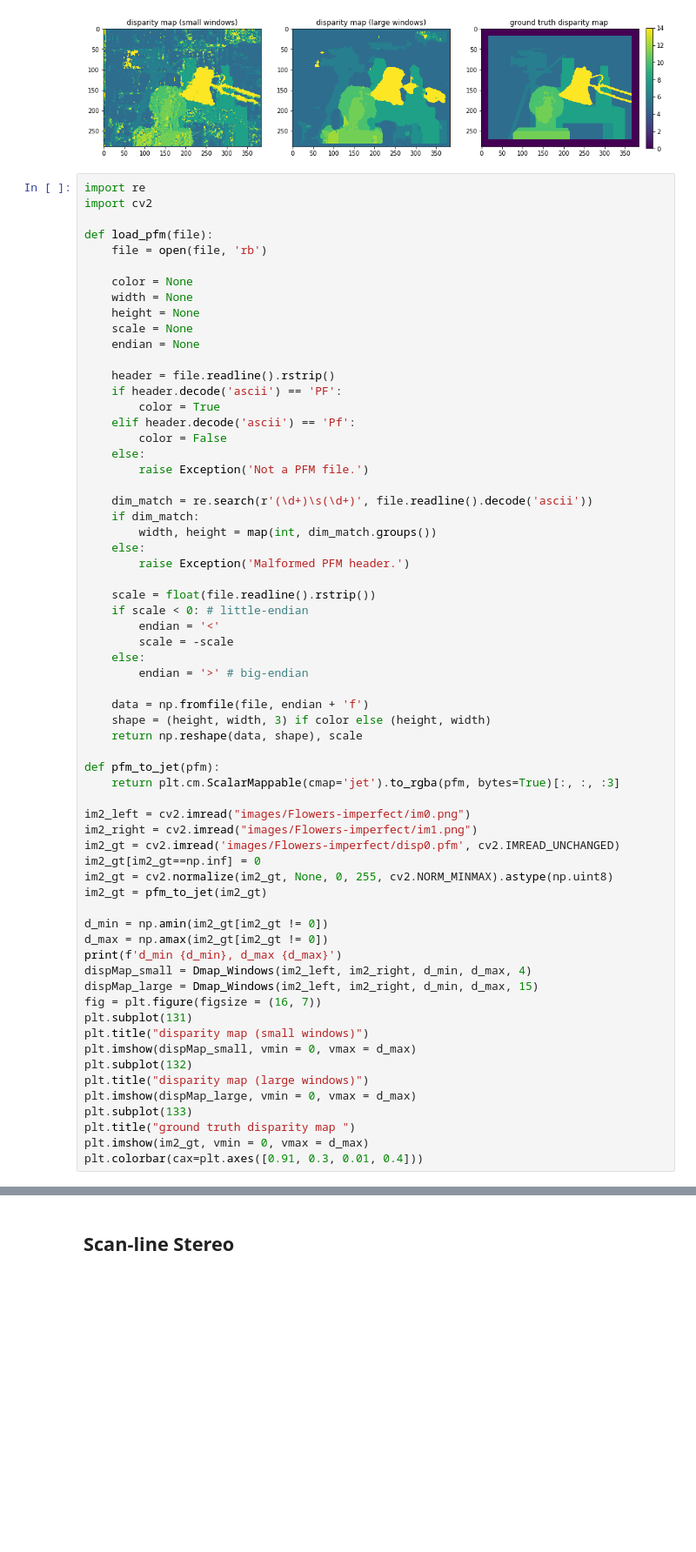
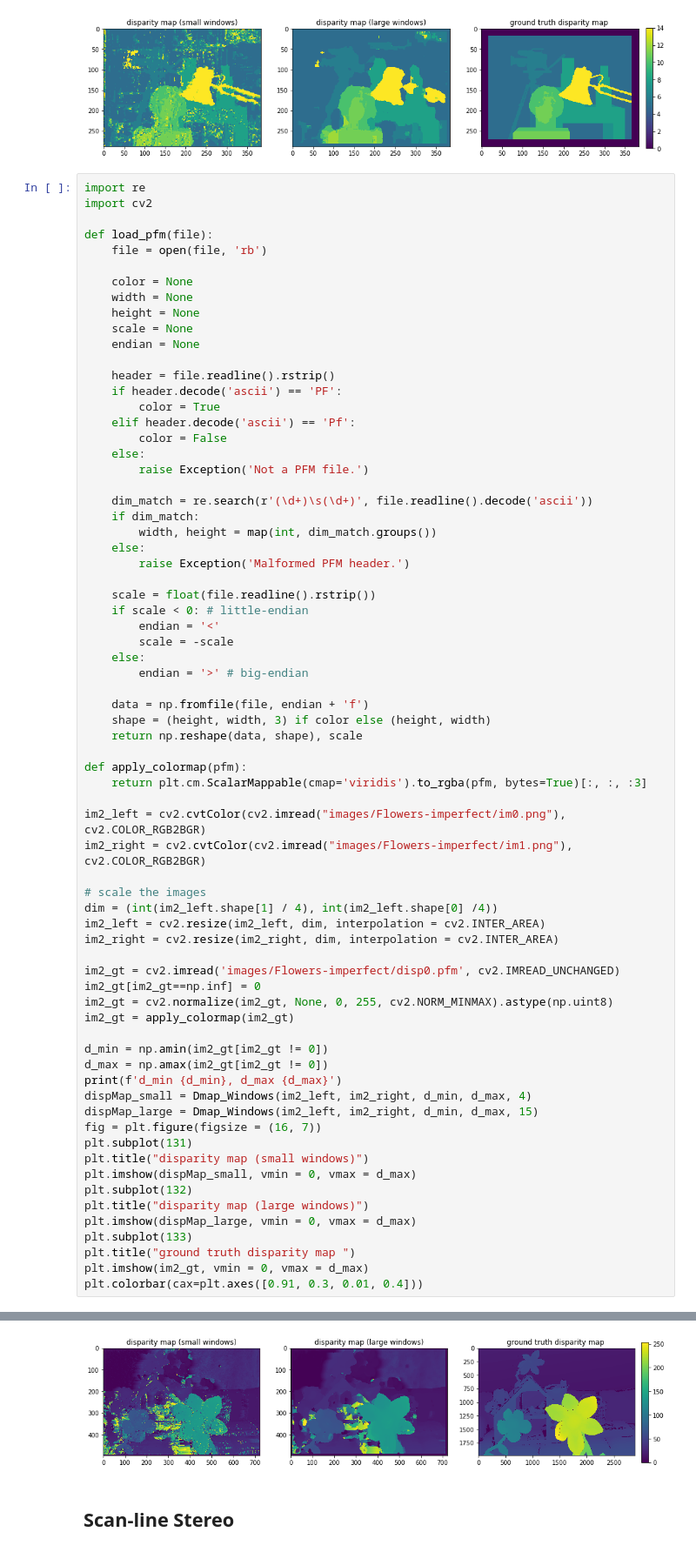
Before and after one commit to sonybean20/stereo, a Jupyter notebook: report.ipynb, the cells around one changed output, grey strips where cells are left out. Shown at 87% size. Cells and saved outputs as stored; diff of their text form; blank space fills up the shorter version.

Commit message:
apply viridis colormap to flower example

```diff
--- a/report.ipynb
+++ b/report.ipynb
@@ -160,15 +160,21 @@ def load_pfm(file):
     shape = (height, width, 3) if color else (height, width)
     return np.reshape(data, shape), scale
 
-def pfm_to_jet(pfm):
-    return plt.cm.ScalarMappable(cmap='jet').to_rgba(pfm, bytes=True)[:, :, :3]
+def apply_colormap(pfm):
+    return plt.cm.ScalarMappable(cmap='viridis').to_rgba(pfm, bytes=True)[:, :, :3]
 
-im2_left = cv2.imread("images/Flowers-imperfect/im0.png")
-im2_right = cv2.imread("images/Flowers-imperfect/im1.png")
+im2_left = cv2.cvtColor(cv2.imread("images/Flowers-imperfect/im0.png"), cv2.COLOR_RGB2BGR)
+im2_right = cv2.cvtColor(cv2.imread("images/Flowers-imperfect/im1.png"), cv2.COLOR_RGB2BGR)
+
+# scale the images
+dim = (int(im2_left.shape[1] / 4), int(im2_left.shape[0] /4))
+im2_left = cv2.resize(im2_left, dim, interpolation = cv2.INTER_AREA)
+im2_right = cv2.resize(im2_right, dim, interpolation = cv2.INTER_AREA)
+
 im2_gt = cv2.imread('images/Flowers-imperfect/disp0.pfm', cv2.IMREAD_UNCHANGED)
 im2_gt[im2_gt==np.inf] = 0
 im2_gt = cv2.normalize(im2_gt, None, 0, 255, cv2.NORM_MINMAX).astype(np.uint8)
-im2_gt = pfm_to_jet(im2_gt)
+im2_gt = apply_colormap(im2_gt)
 
 d_min = np.amin(im2_gt[im2_gt != 0])
 d_max = np.amax(im2_gt[im2_gt != 0])
@@ -192,3 +198,4 @@ MemoryError:
+[figure, added]
 # %% [markdown]
 ## Scan-line Stereo
 # %% [markdown]
```
Also changed, not shown: parts of 1 cell of this notebook.
